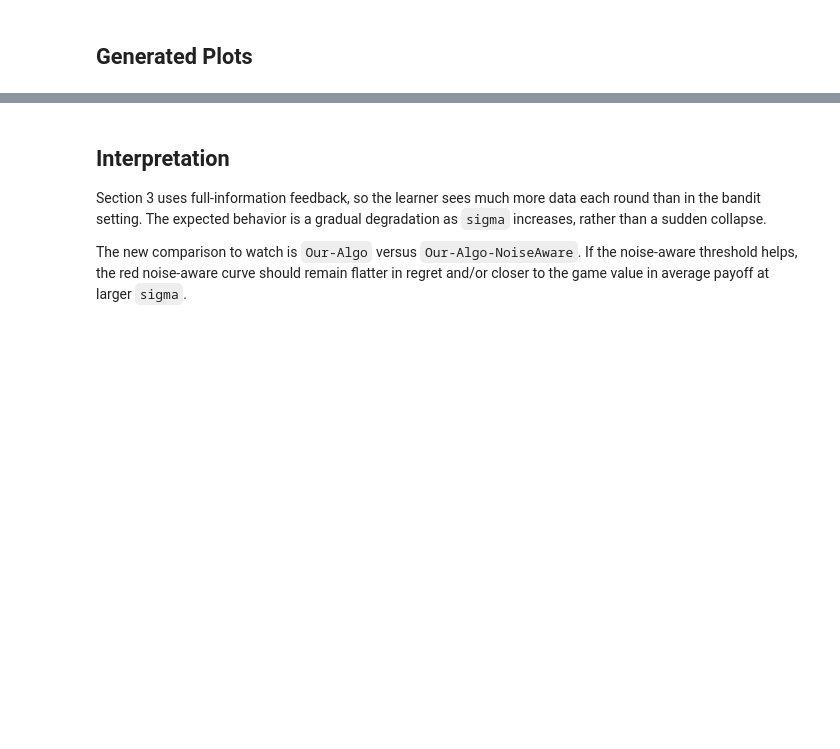
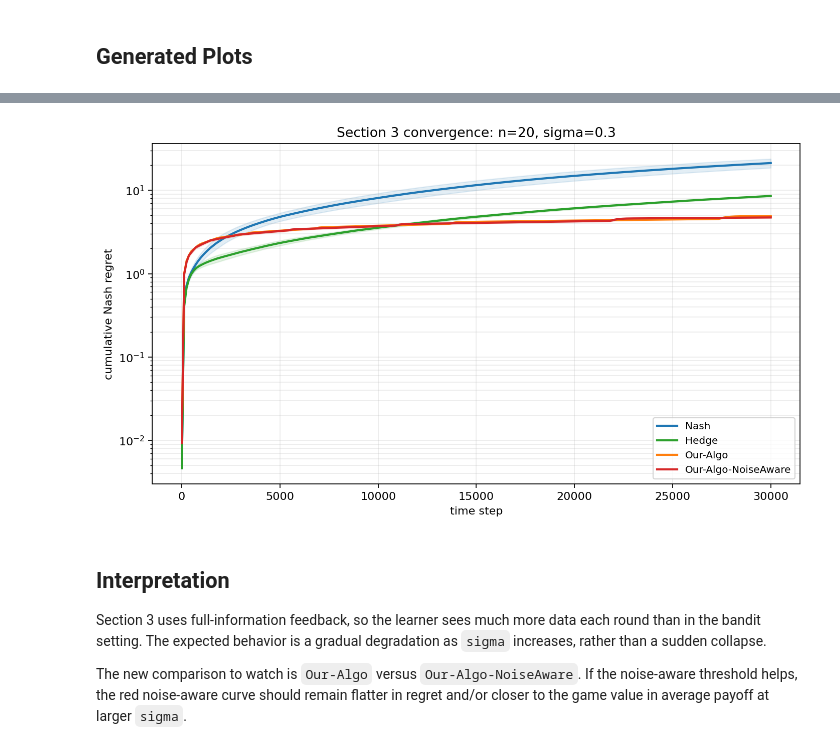
Before and after one commit to MateoLopez00/Zero-Sum-MatrixGames, a Jupyter notebook: Extensions/Extension_Noise_Robustness_Full_info_feedback/section3_noise_robustness.ipynb, the cells around one changed output, grey strips where cells are left out. Drawn from its saved outputs; the diff is of its cells as text; code cells hidden in the pictures; blank space fills up the shorter version.

```diff
--- a/Extensions/Extension_Noise_Robustness_Full_info_feedback/section3_noise_robustness.ipynb
+++ b/Extensions/Extension_Noise_Robustness_Full_info_feedback/section3_noise_robustness.ipynb
@@ -75,0 +98,8 @@ display(Image(filename=str(payoff_path)))
+# %%
+convergence_bundle, convergence_path = run_convergence_and_plot(
+    preset=preset,
+    seed=seed,
+    n=20,
+    sigma=0.3,
+)
+convergence_metadata = convergence_bundle["metadata"]
@@ -76,3 +114,7 @@ display(Image(filename=str(payoff_path)))
+# %%
+display(Image(filename=str(convergence_path)))
+# %% [output]
+[figure, added]
 # %% [markdown]
 ## Interpretation
 
```
Also changed, not shown: parts of 7 cells of this notebook, 8 other files.
